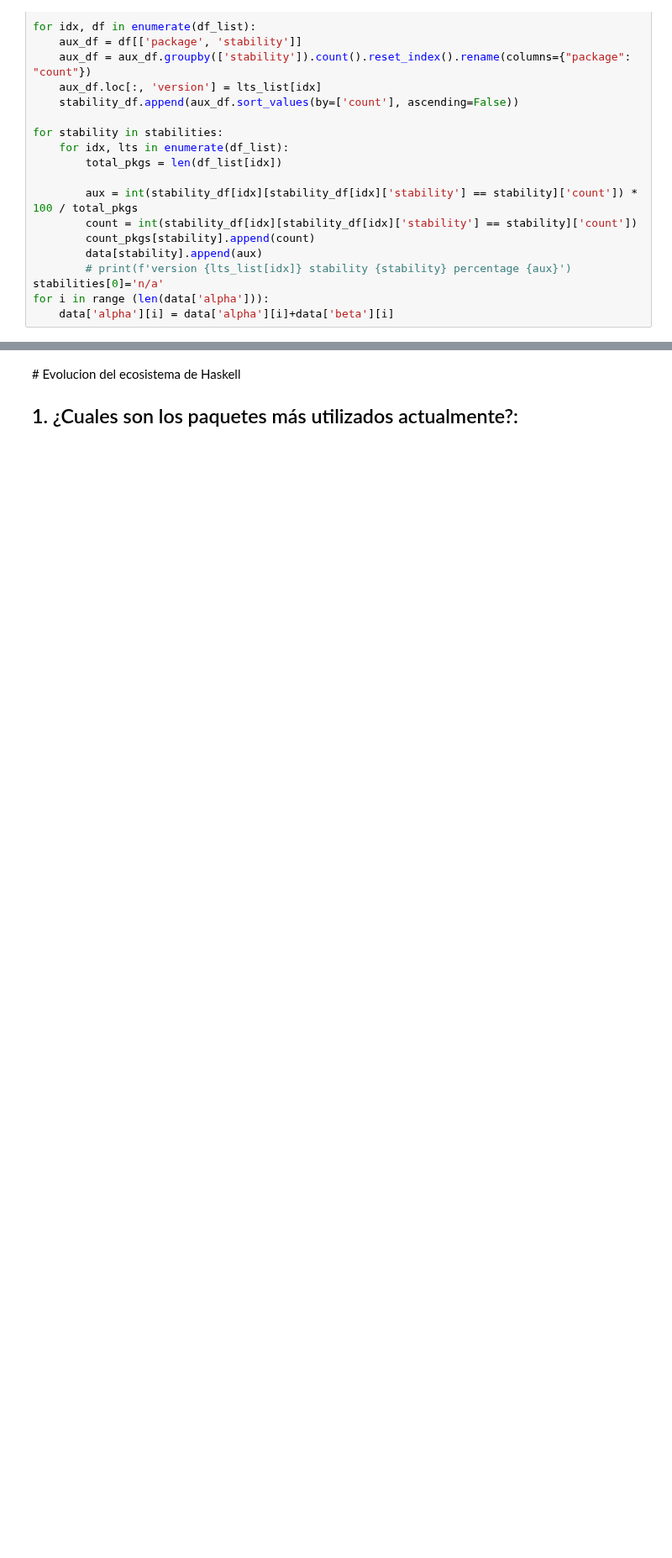
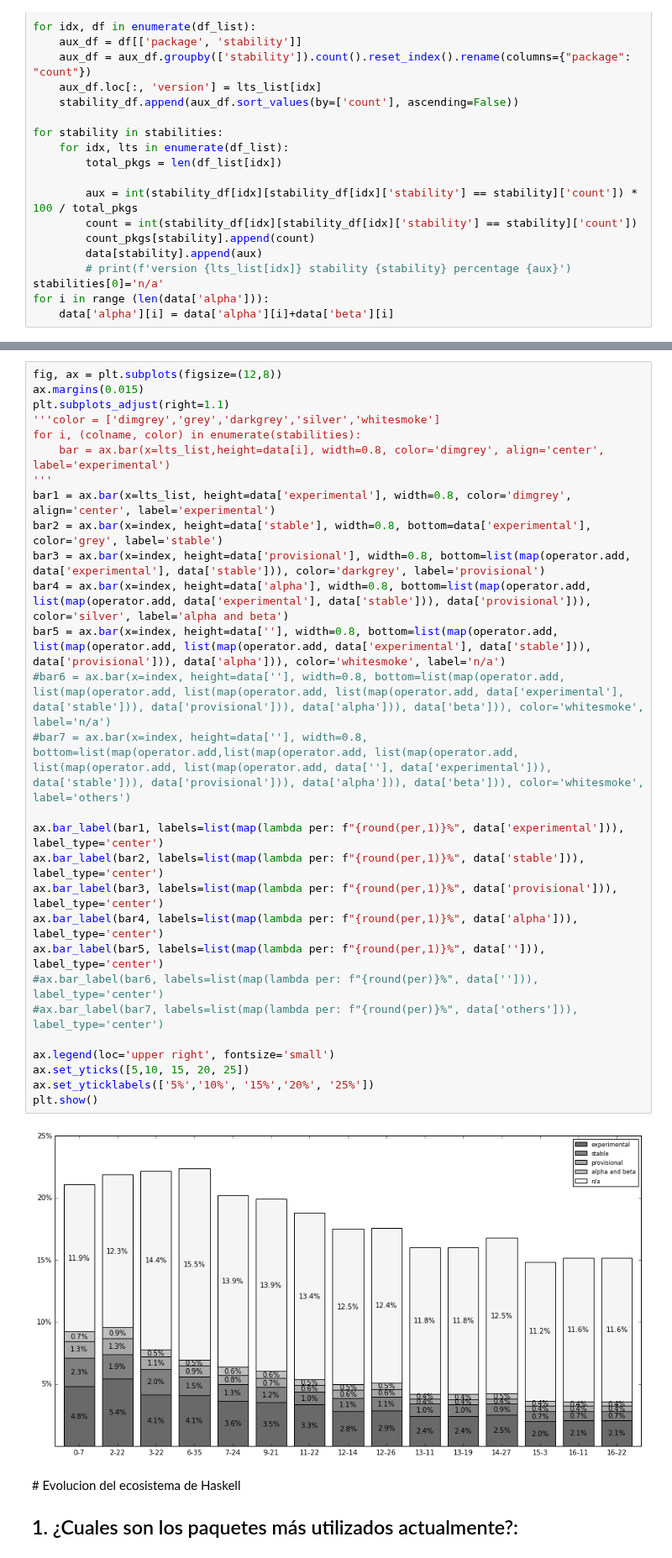
Before and after one commit to pragmaticslaboratory/stackage-evolution, a Jupyter notebook: notebooks/answers.ipynb, the cells around one changed output, grey strips where cells are left out. Shown at 84% size. Saved outputs shown, nothing was run; the diff lists cells and outputs as text; blank space fills up the shorter version.

```diff
--- a/notebooks/answers.ipynb
+++ b/notebooks/answers.ipynb
@@ -333,3 +375,33 @@ plt.show()
+# %%
+fig, ax = plt.subplots(figsize=(12,8))
+ax.margins(0.015)
+plt.subplots_adjust(right=1.1)
+'''color = ['dimgrey','grey','darkgrey','silver','whitesmoke']
+for i, (colname, color) in enumerate(stabilities):
+    bar = ax.bar(x=lts_list,height=data[i], width=0.8, color='dimgrey', align='center', label='experimental')
+'''
+bar1 = ax.bar(x=lts_list, height=data['experimental'], width=0.8, color='dimgrey', align='center', label='experimental')
+bar2 = ax.bar(x=index, height=data['stable'], width=0.8, bottom=data['experimental'], color='grey', label='stable')
+bar3 = ax.bar(x=index, height=data['provisional'], width=0.8, bottom=list(map(operator.add, data['experimental'], data['stable'])), color='darkgrey', label='provisional')
+bar4 = ax.bar(x=index, height=data['alpha'], width=0.8, bottom=list(map(operator.add, list(map(operator.add, data['experimental'], data['stable'])), data['provisional'])), color='silver', label='alpha and beta')
+bar5 = ax.bar(x=index, height=data[''], width=0.8, bottom=list(map(operator.add, list(map(operator.add, list(map(operator.add, data['experimental'], data['stable'])), data['provisional'])), data['alpha'])), color='whitesmoke', label='n/a')
+#bar6 = ax.bar(x=index, height=data[''], width=0.8, bottom=list(map(operator.add, list(map(operator.add, list(map(operator.add, list(map(operator.add, data['experimental'], data['stable'])), data['provisional'])), data['alpha'])), data['beta'])), color='whitesmoke', label='n/a')
+#bar7 = ax.bar(x=index, height=data[''], width=0.8, bottom=list(map(operator.add,list(map(operator.add, list(map(operator.add, list(map(operator.add, list(map(operator.add, data[''], data['experimental'])), data['stable'])), data['provisional'])), data['alpha'])), data['beta'])), color='whitesmoke', label='others')
+
+ax.bar_label(bar1, labels=list(map(lambda per: f"{round(per,1)}%", data['experimental'])), label_type='center')
+ax.bar_label(bar2, labels=list(map(lambda per: f"{round(per,1)}%", data['stable'])), label_type='center')
+ax.bar_label(bar3, labels=list(map(lambda per: f"{round(per,1)}%", data['provisional'])), label_type='center')
+ax.bar_label(bar4, labels=list(map(lambda per: f"{round(per,1)}%", data['alpha'])), label_type='center')
+ax.bar_label(bar5, labels=list(map(lambda per: f"{round(per,1)}%", data[''])), label_type='center')
+#ax.bar_label(bar6, labels=list(map(lambda per: f"{round(per)}%", data[''])), label_type='center')
+#ax.bar_label(bar7, labels=list(map(lambda per: f"{round(per)}%", data['others'])), label_type='center')
+
+ax.legend(loc='upper right', fontsize='small')
+ax.set_yticks([5,10, 15, 20, 25])
+ax.set_yticklabels(['5%','10%', '15%','20%', '25%'])
+plt.show()
+# %% [output]
+[figure, added]
 # %% [markdown]
 # Evolucion del ecosistema de Haskell
 
```
Also changed, not shown: parts of 5 cells of this notebook.
